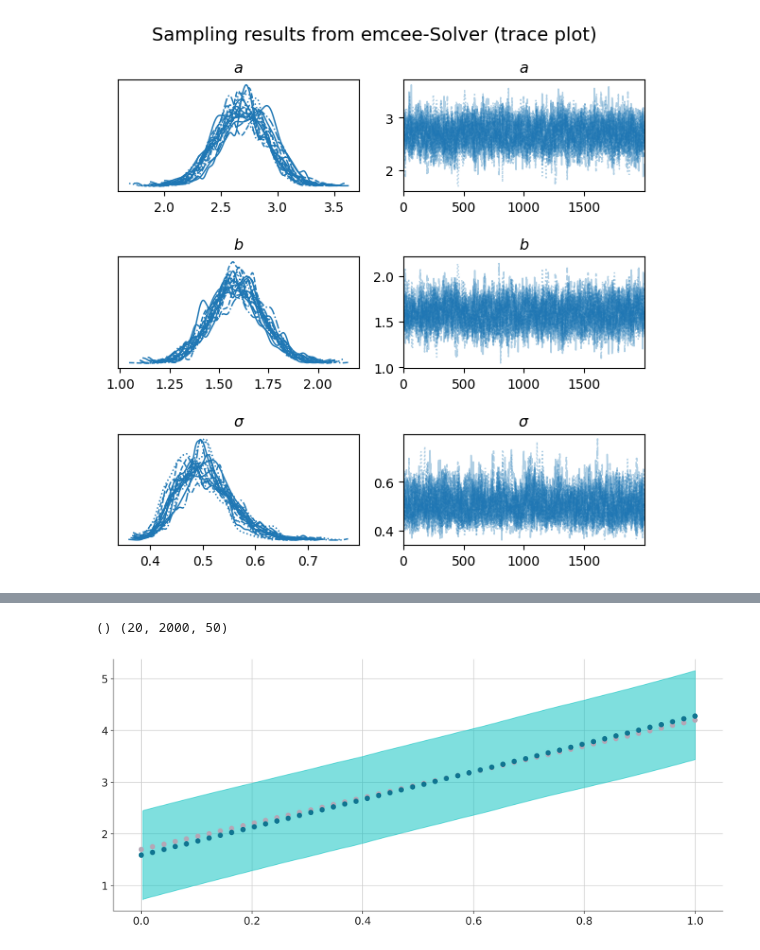
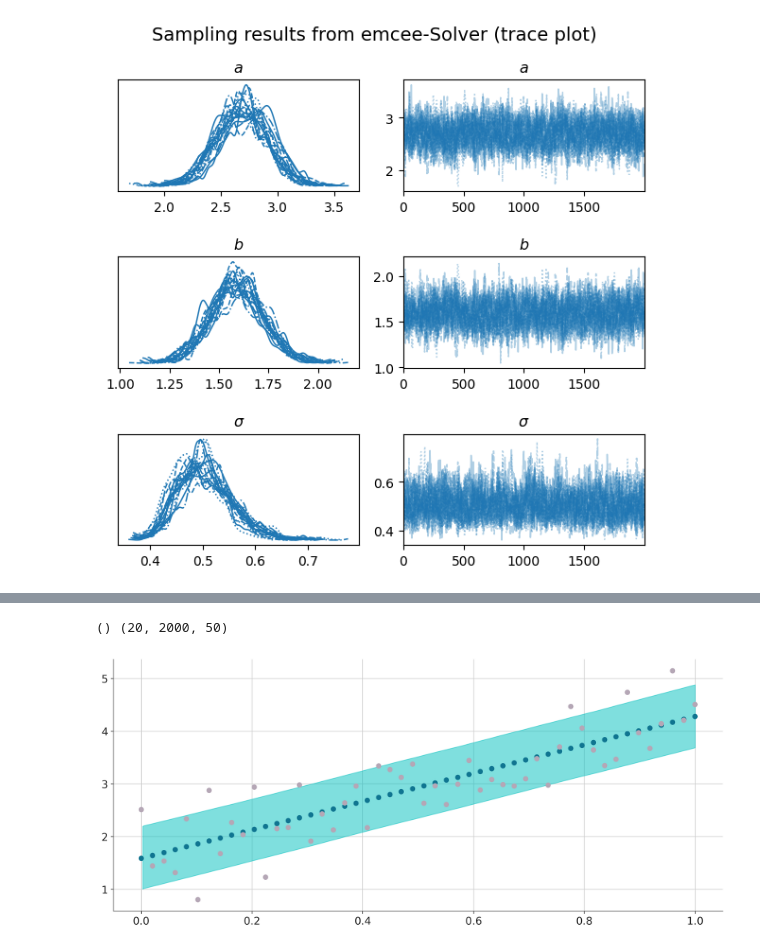
Before and after one commit to BAMresearch/FenicsConcrete, a Jupyter notebook: probabilistic_identification/plot_linear_regression.ipynb, the cells around one changed output, grey strips where cells are left out. Drawn from its saved outputs; the diff is of its cells as text; code cells hidden in the pictures.

```diff
--- a/probabilistic_identification/plot_linear_regression.ipynb
+++ b/probabilistic_identification/plot_linear_regression.ipynb
@@ -371,36 +391,37 @@ chain_total = 20
 chain_length = 2000
 predictions = np.zeros((chain_total,chain_length,n_tests))
 
 for chain_index in range(chain_total): #chain index
     for k in range(n_tests): #data point index n_tests
         x = x_test[k]
         y = y_test[k]
         for chain_draw in range(chain_length): #step number of chain/inferred parameters
             a = posterior[chain_draw,chain_index,0]
             b = posterior[chain_draw,chain_index,1]
             sigma = posterior[chain_draw,chain_index,2]
             predictions[chain_index,chain_draw,k] = a*x+b + np.random.normal(loc=0, scale=sigma)
     #predictions[k] = np.sum(prediction_1_data_point)/2000
 #print(predictions)
 #x = np.zeros(n_tests*chain_length)
 #counter=0
 #for i in range (n_tests):
 #    for j in range (chain_length):
 #        x[counter] = x_test[i]
 #        counter += 1
 
 
 import arviz as az
 az.style.use("arviz-doc")
-az.rcParams["stats.hdi_prob"] = 0.90
+az.rcParams["stats.hdi_prob"] = 0.75
 print(x.shape, predictions.shape)
 ax = az.plot_hdi(x_test, predictions, plot_kwargs={"ls": "--"})
-ax.scatter(x_test, y_true, color="#b5a7b6")
+#ax.scatter(x_test, y_true, color="#b5a7b6")
 ax.scatter(x_test, 2.69*x_test+1.59, label="predictive_mean")
+ax.scatter(x_test, y_test, color="#b5a7b6", label="generated data points")
 plt.show()
 # %% [output]
 () (20, 2000, 50)
-[figure, old version]
+[figure, new version]
 # %%
 dfg = np.zeros(50)
 for i in range(50):
```
Also changed, not shown: parts of 9 cells of this notebook, 9 other files.
